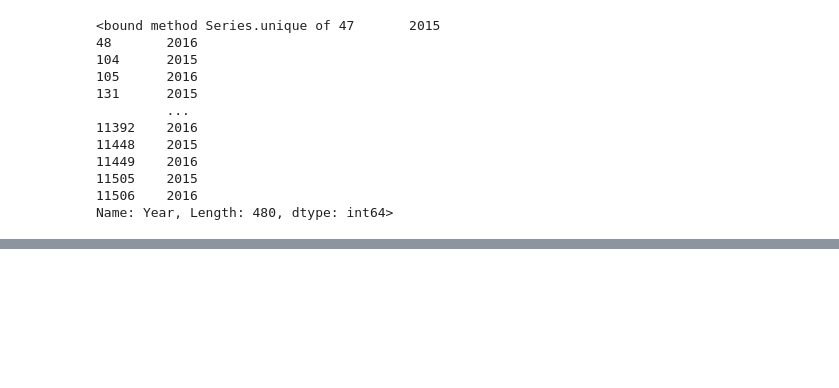
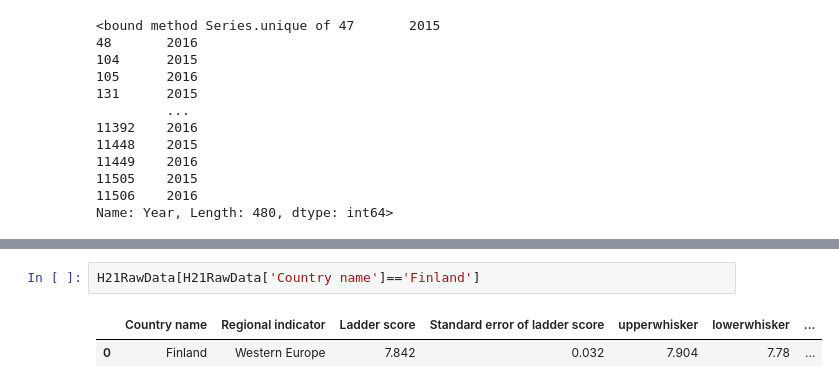
Before and after one commit to data301-2021-summer2/project-group16-data-301-project, a Jupyter notebook: analysis/Sue/Analysis_Pipeline.ipynb, the cells around one changed output, grey strips where cells are left out. Drawn from its saved outputs; the diff is of its cells as text; blank space fills up the shorter version.

```diff
--- a/analysis/Sue/Analysis_Pipeline.ipynb
+++ b/analysis/Sue/Analysis_Pipeline.ipynb
@@ -216,0 +245,5 @@ Name: Year, Length: 480, dtype: int64>
+# %%
+H21RawData[H21RawData['Country name']=='Finland']
+# %% [output]
+|  | Country name | Regional indicator | Ladder score | Standard error of ladder score | upperwhisker | lowerwhisker | ... |
+| 0 | Finland | Western Europe | 7.842 | 0.032 | 7.904 | 7.78 | ... |
```
Also changed, not shown: parts of 7 cells of this notebook.
